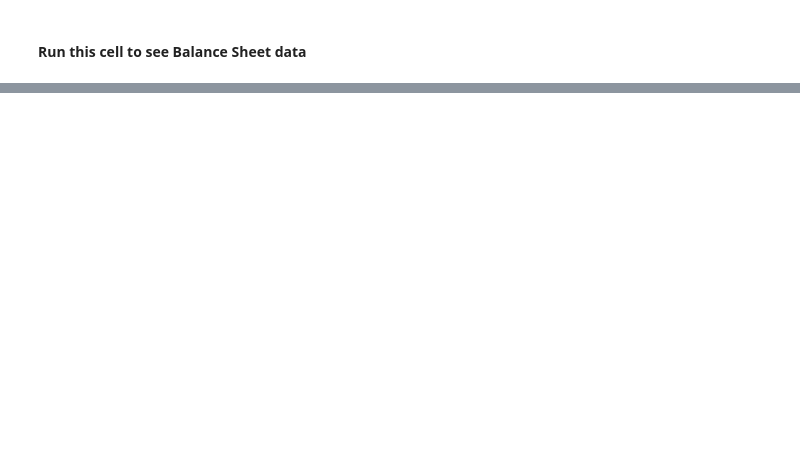
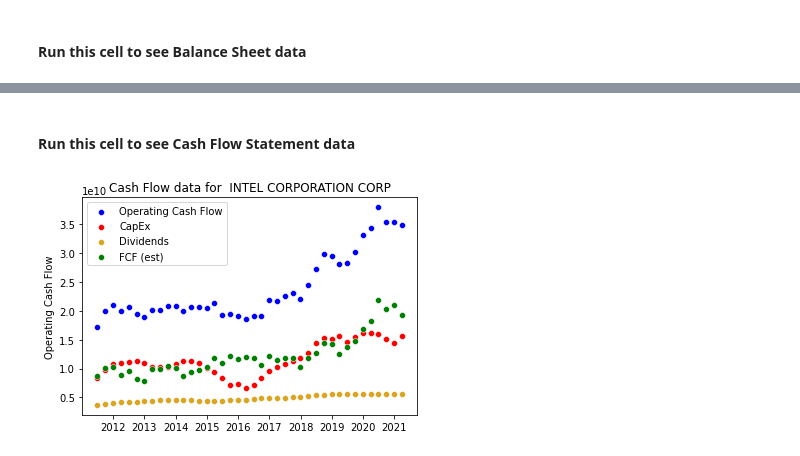
Before and after one commit to sfreagin/SEC_testing, a Jupyter notebook: graphic_test.ipynb, the cells around one changed output, grey strips where cells are left out. Drawn from its saved outputs; the diff is of its cells as text; code cells hidden in the pictures; blank space fills up the shorter version.

```diff
--- a/graphic_test.ipynb
+++ b/graphic_test.ipynb
@@ -106,0 +123,16 @@ plt.title(f'Balance Sheet data for {ticker_name[6:]}');
+# %% [markdown]
+#### Run this cell to see Cash Flow Statement data
+# %%
+sns.scatterplot(data=cashflow_df,x=cashflow_df.index,y="Operating Cash Flow", color='blue')
+sns.scatterplot(data=cashflow_df,x=cashflow_df.index,y=-cashflow_df["Capital expenditures"], color='red')
+sns.scatterplot(data=cashflow_df,x=cashflow_df.index,y=-cashflow_df["Dividends Paid (Total)"], color='goldenrod')
+sns.scatterplot(data=cashflow_df,x=cashflow_df.index,y=cashflow_df["Operating Cash Flow"]+cashflow_df["Capital expenditures"], color='green')
+plt.legend(labels=['Operating Cash Flow','CapEx','Dividends','FCF (est)']);
+
+# this code is optional,
+# it may bounce errors if the ticker isn't in stocks_list
+# try big familiar tickers like JNJ or INTC to calibrate
+ticker_name = stock_list[stock_list['Ticker']==ticker]['Name'].to_string()
+plt.title(f'Cash Flow data for {ticker_name[5:]}');
+# %% [output]
+[figure, added]
```
Also changed, not shown: parts of 5 cells of this notebook, 1 other file.
